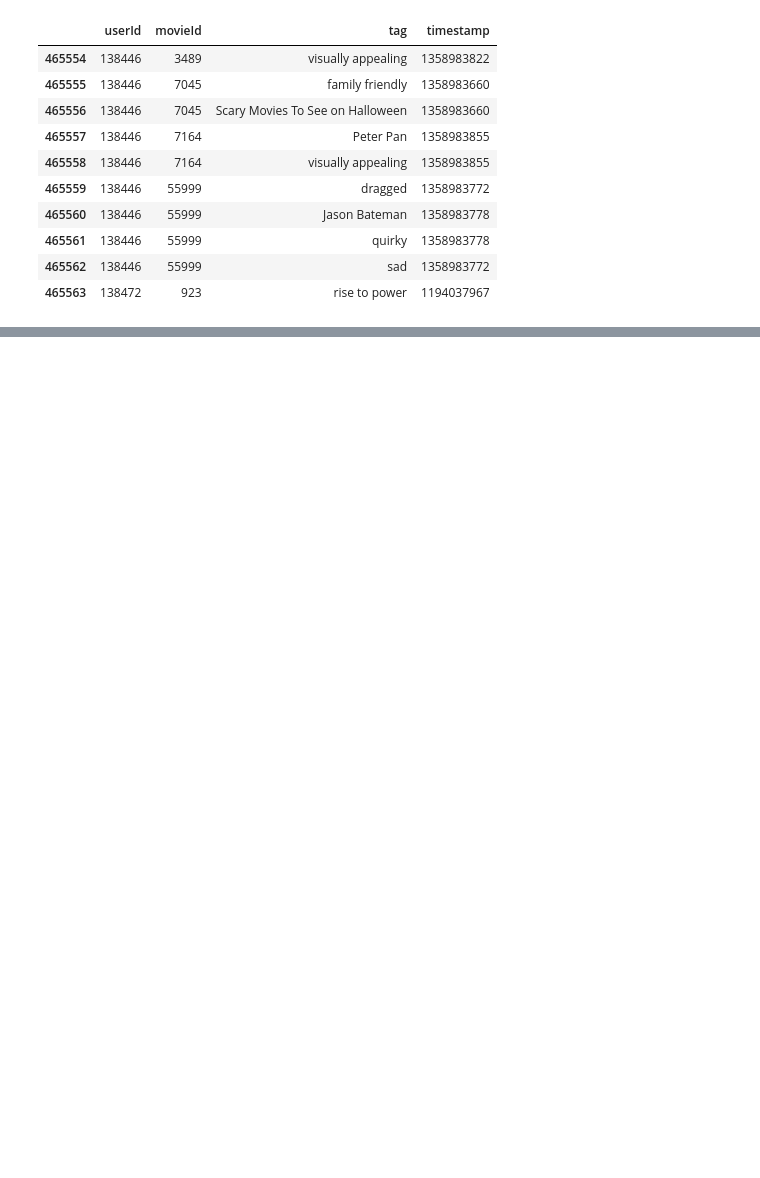
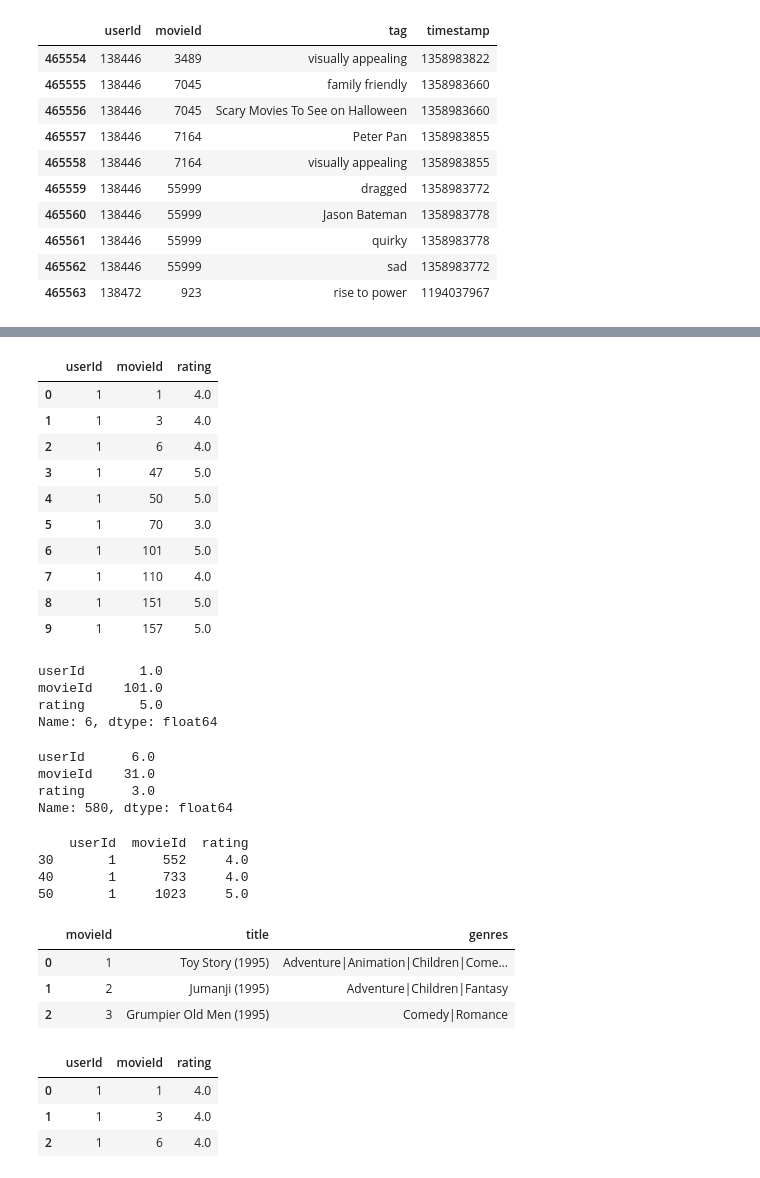
Before and after one commit to Hamilton09/tareas, a Jupyter notebook: estructura_de_pandas.ipynb, the cells around one changed output, grey strips where cells are left out. Saved outputs shown, nothing was run; the diff lists cells and outputs as text; code cells hidden in the pictures; blank space fills up the shorter version.

```diff
--- a/estructura_de_pandas.ipynb
+++ b/estructura_de_pandas.ipynb
@@ -294,0 +384,52 @@ tags.tail(10)
+# %%
+ratings.head(10)
+# %% [output]
+|  | userId | movieId | rating |
+| 0 | 1 | 1 | 4.0 |
+| 1 | 1 | 3 | 4.0 |
+| 2 | 1 | 6 | 4.0 |
+| 3 | 1 | 47 | 5.0 |
+| 4 | 1 | 50 | 5.0 |
+| 5 | 1 | 70 | 3.0 |
+| 6 | 1 | 101 | 5.0 |
+| 7 | 1 | 110 | 4.0 |
+| 8 | 1 | 151 | 5.0 |
+| 9 | 1 | 157 | 5.0 |
+# %%
+#v}buscar datos por columnas, "columna 6"
+ratings.iloc[6]
+# %% [output]
+userId       1.0
+movieId    101.0
+rating       5.0
+Name: 6, dtype: float64
+# %%
+ratings.iloc[580]
+# %% [output]
+userId      6.0
+movieId    31.0
+rating      3.0
+Name: 580, dtype: float64
+# %%
+#buscar niveles 30, 40 y 50
+print(ratings.iloc[[30,40,50]])
+# %% [output]
+    userId  movieId  rating
+30       1      552     4.0
+40       1      733     4.0
+50       1     1023     5.0
+# %%
+#modulo de pandas scrips
+movies.head(3)
+# %% [output]
+|  | movieId | title | genres |
+| 0 | 1 | Toy Story (1995) | Adventure|Animation|Children|Come... |
+| 1 | 2 | Jumanji (1995) | Adventure|Children|Fantasy |
+| 2 | 3 | Grumpier Old Men (1995) | Comedy|Romance |
+# %%
+ratings.head(3)
+# %% [output]
+|  | userId | movieId | rating |
+| 0 | 1 | 1 | 4.0 |
+| 1 | 1 | 3 | 4.0 |
+| 2 | 1 | 6 | 4.0 |
```
Also changed, not shown: parts of 45 cells of this notebook.
